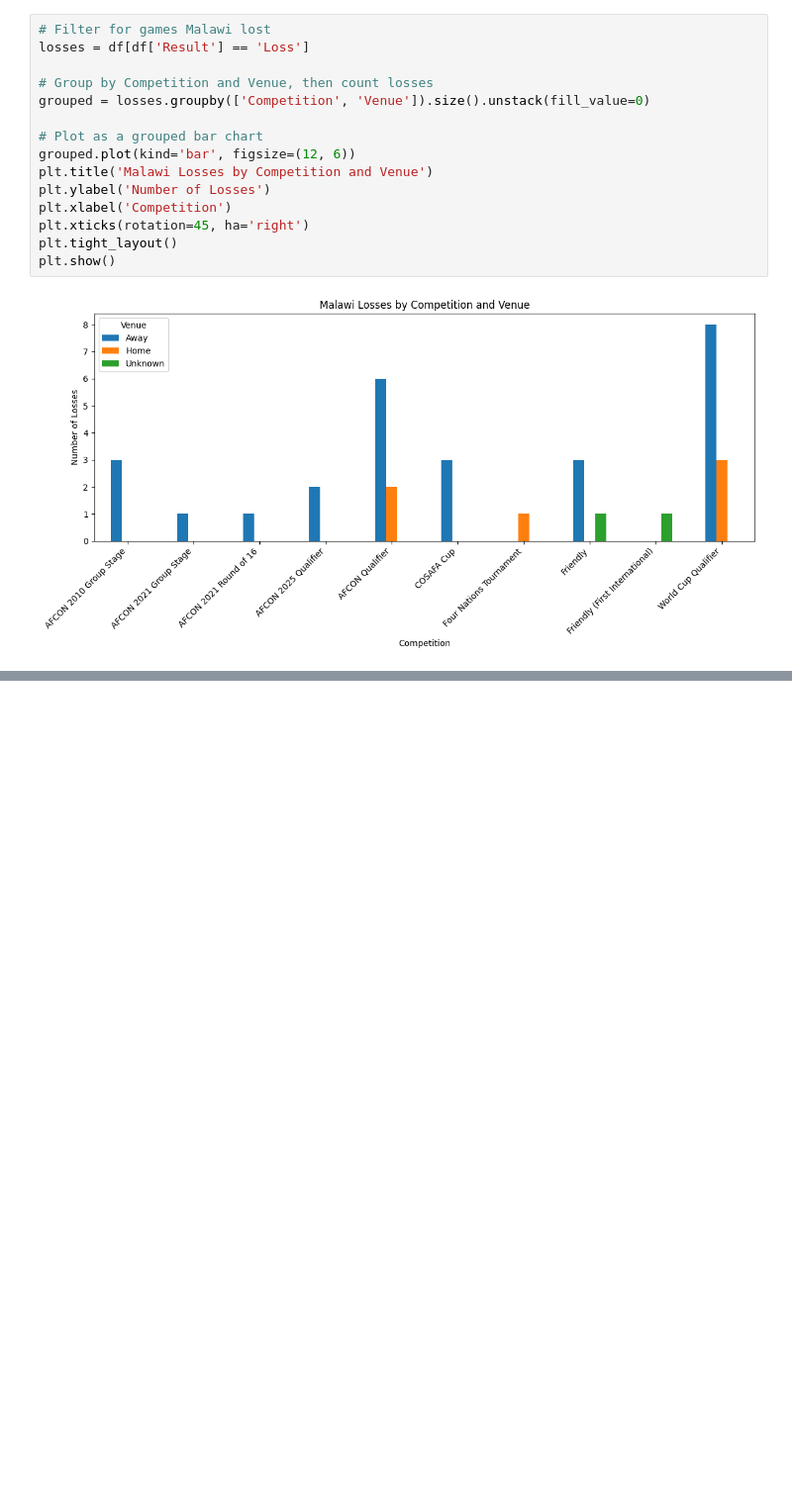
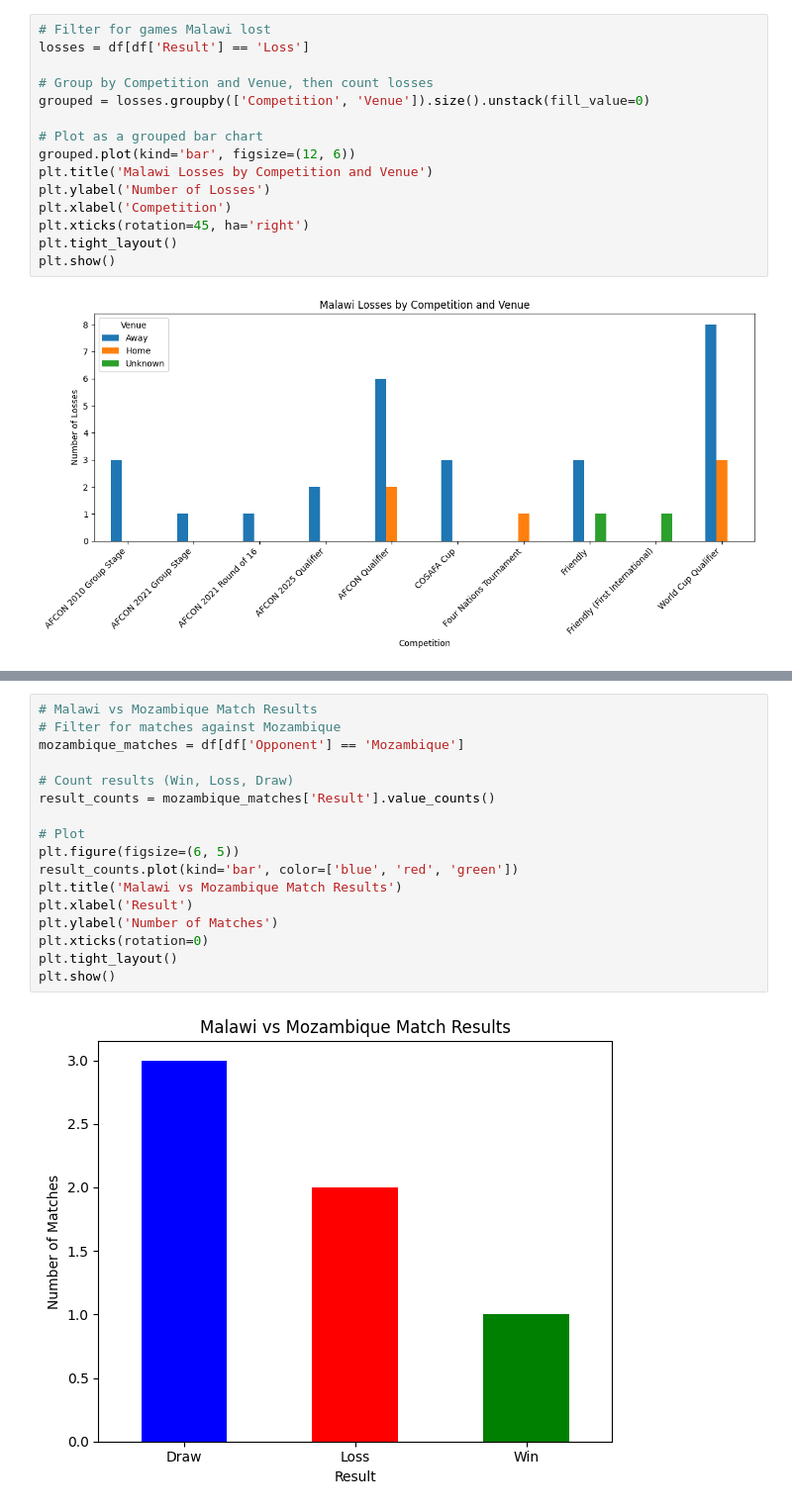
Before and after one commit to Victoire03/Malawi_National_Soccer_Team, a Jupyter notebook: Malawi_National_Soccer_Team.ipynb, the cells around one changed output, grey strips where cells are left out. Shown: that part at 99% size. Drawn from its saved outputs; the diff is of its cells as text; blank space fills up the shorter version.

```diff
--- a/Malawi_National_Soccer_Team.ipynb
+++ b/Malawi_National_Soccer_Team.ipynb
@@ -65,0 +97,19 @@ plt.show()
+# %%
+# Malawi vs Mozambique Match Results
+# Filter for matches against Mozambique
+mozambique_matches = df[df['Opponent'] == 'Mozambique']
+
+# Count results (Win, Loss, Draw)
+result_counts = mozambique_matches['Result'].value_counts()
+
+# Plot
+plt.figure(figsize=(6, 5))
+result_counts.plot(kind='bar', color=['blue', 'red', 'green'])
+plt.title('Malawi vs Mozambique Match Results')
+plt.xlabel('Result')
+plt.ylabel('Number of Matches')
+plt.xticks(rotation=0)
+plt.tight_layout()
+plt.show()
+# %% [output]
+[figure, added]
```
Also changed, not shown: parts of 2 cells of this notebook.
